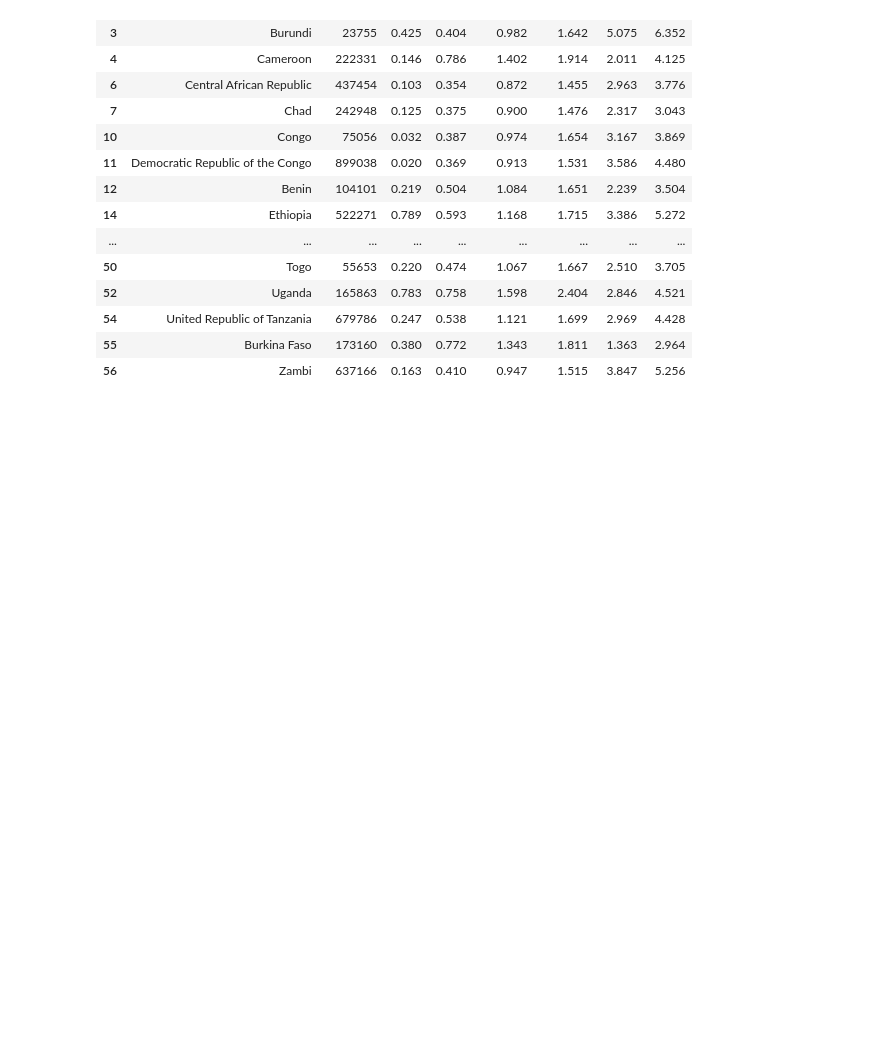
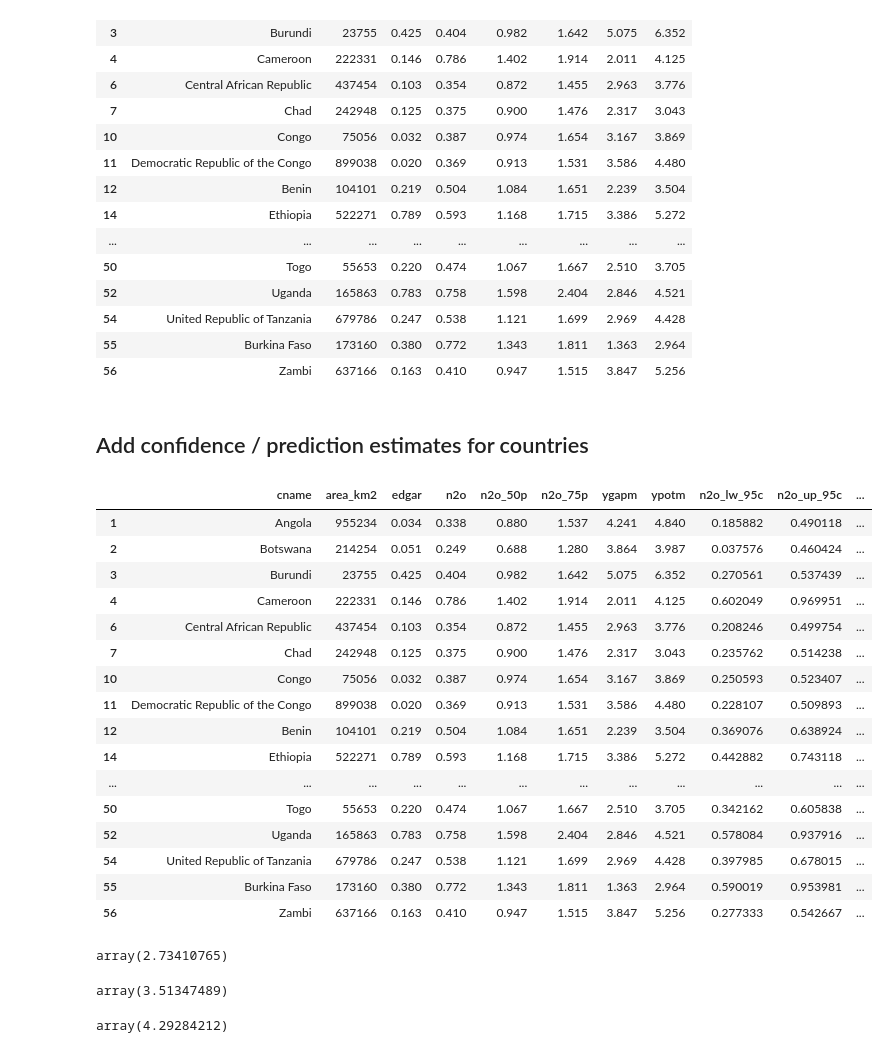
Before and after one commit to cwerner/yieldgap-analysis-africa, a Jupyter notebook: plotting.ipynb, the cells around one changed output. Saved outputs shown, nothing was run; the diff lists cells and outputs as text; code cells hidden in the pictures; blank space fills up the shorter version.

Commit message:
add confidence and prediction ints to country estimate - also add scipy req

```diff
--- a/plotting.ipynb
+++ b/plotting.ipynb
@@ -297,3 +298,52 @@ percountry
 | 54 | United Republic of Tanzania | 679786 | 0.247 | 0.538 | 1.121 | 1.699 | 2.969 | 4.428 |
 | 55 | Burkina Faso | 173160 | 0.380 | 0.772 | 1.343 | 1.811 | 1.363 | 2.964 |
 | 56 | Zambi | 637166 | 0.163 | 0.410 | 0.947 | 1.515 | 3.847 | 5.256 |
+# %% [markdown]
+## Add confidence / prediction estimates for countries
+# %%
+
+def calculate_country_uncertainty(df_country, df1):
+    df_country['n2o_lw_95c'] = 0
+    df_country['n2o_up_95c'] = 0
+    df_country['n2o_lw_95p'] = 0
+    df_country['n2o_up_95p'] = 0
+    for idx, row in df_country.iterrows():
+        df_country.loc[idx, 'n2o_lw_95c'] = interpolate.interp1d(df1.y, df1.lw_95c)(row.n2o)
+        df_country.loc[idx, 'n2o_up_95c'] = interpolate.interp1d(df1.y, df1.up_95c)(row.n2o)
+        df_country.loc[idx, 'n2o_lw_95p'] = interpolate.interp1d(df1.y, df1.lw_95p)(row.n2o)
+        df_country.loc[idx, 'n2o_up_95p'] = interpolate.interp1d(df1.y, df1.up_95p)(row.n2o)
+    return df_country
+# %%
+df_country2 = calculate_country_uncertainty(percountry, df1)
+display(df_country2)
+df_country2.to_csv("table_percountry_stats_plus_intervals.csv", index=False)
+# %% [output]
+|  | cname | area_km2 | edgar | n2o | n2o_50p | n2o_75p | ygapm | ypotm | n2o_lw_95c | n2o_up_95c | ... |
+| 1 | Angola | 955234 | 0.034 | 0.338 | 0.880 | 1.537 | 4.241 | 4.840 | 0.185882 | 0.490118 | ... |
+| 2 | Botswana | 214254 | 0.051 | 0.249 | 0.688 | 1.280 | 3.864 | 3.987 | 0.037576 | 0.460424 | ... |
+| 3 | Burundi | 23755 | 0.425 | 0.404 | 0.982 | 1.642 | 5.075 | 6.352 | 0.270561 | 0.537439 | ... |
+| 4 | Cameroon | 222331 | 0.146 | 0.786 | 1.402 | 1.914 | 2.011 | 4.125 | 0.602049 | 0.969951 | ... |
+| 6 | Central African Republic | 437454 | 0.103 | 0.354 | 0.872 | 1.455 | 2.963 | 3.776 | 0.208246 | 0.499754 | ... |
+| 7 | Chad | 242948 | 0.125 | 0.375 | 0.900 | 1.476 | 2.317 | 3.043 | 0.235762 | 0.514238 | ... |
+| 10 | Congo | 75056 | 0.032 | 0.387 | 0.974 | 1.654 | 3.167 | 3.869 | 0.250593 | 0.523407 | ... |
+| 11 | Democratic Republic of the Congo | 899038 | 0.020 | 0.369 | 0.913 | 1.531 | 3.586 | 4.480 | 0.228107 | 0.509893 | ... |
+| 12 | Benin | 104101 | 0.219 | 0.504 | 1.084 | 1.651 | 2.239 | 3.504 | 0.369076 | 0.638924 | ... |
+| 14 | Ethiopia | 522271 | 0.789 | 0.593 | 1.168 | 1.715 | 3.386 | 5.272 | 0.442882 | 0.743118 | ... |
+| ... | ... | ... | ... | ... | ... | ... | ... | ... | ... | ... | ... |
+| 50 | Togo | 55653 | 0.220 | 0.474 | 1.067 | 1.667 | 2.510 | 3.705 | 0.342162 | 0.605838 | ... |
+| 52 | Uganda | 165863 | 0.783 | 0.758 | 1.598 | 2.404 | 2.846 | 4.521 | 0.578084 | 0.937916 | ... |
+| 54 | United Republic of Tanzania | 679786 | 0.247 | 0.538 | 1.121 | 1.699 | 2.969 | 4.428 | 0.397985 | 0.678015 | ... |
+| 55 | Burkina Faso | 173160 | 0.380 | 0.772 | 1.343 | 1.811 | 1.363 | 2.964 | 0.590019 | 0.953981 | ... |
+| 56 | Zambi | 637166 | 0.163 | 0.410 | 0.947 | 1.515 | 3.847 | 5.256 | 0.277333 | 0.542667 | ... |
+# %%
+((ds.ypotm - 0.5*ds.ygapm)*ssa).weighted(ds.area).mean().values
+# %% [output]
+array(2.73410765)
+# %%
+((ds.ypotm - 0.25*ds.ygapm)*ssa).weighted(ds.area).mean().values
+# %% [output]
+array(3.51347489)
+# %%
+((ds.ypotm)*ssa).weighted(ds.area).mean().values
+# %% [output]
+array(4.29284212)
```
Also changed, not shown: parts of 2 cells of this notebook, 1 other file.
